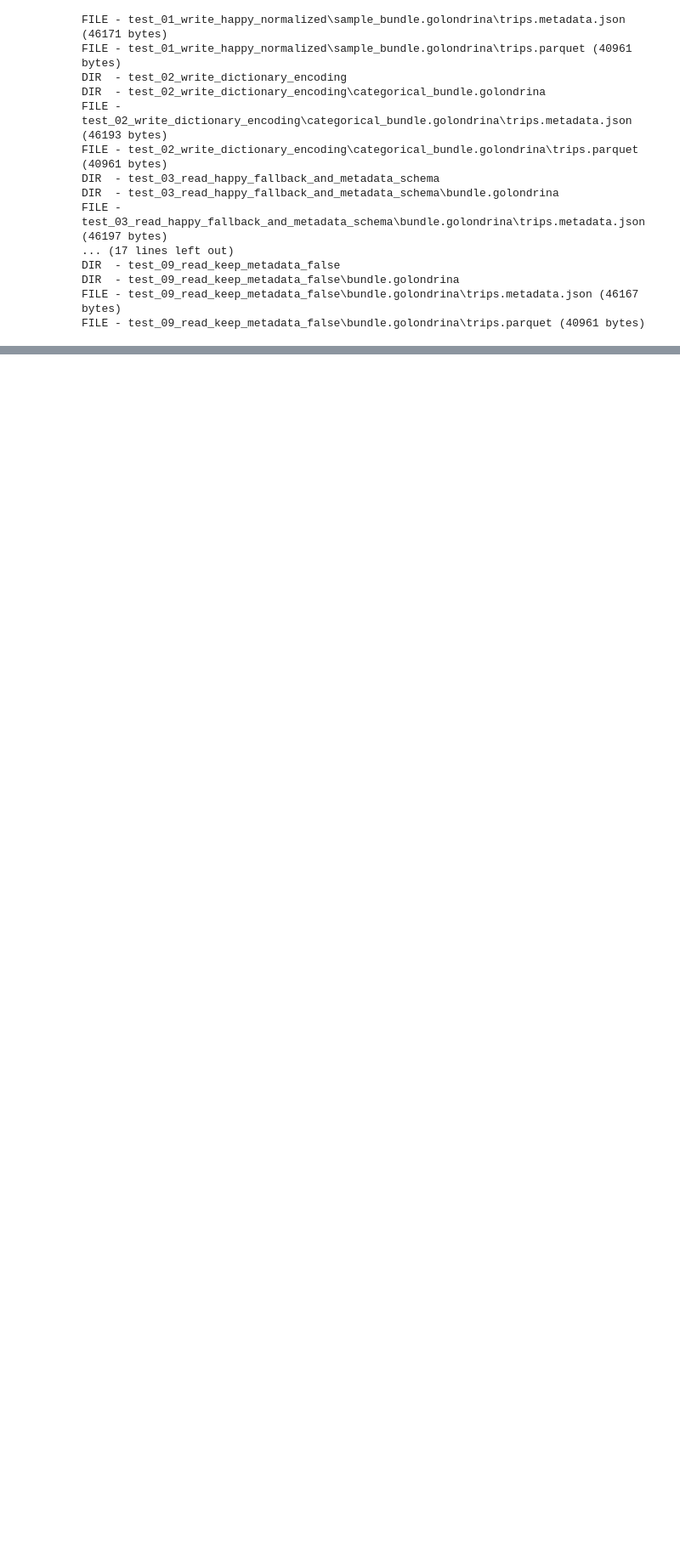
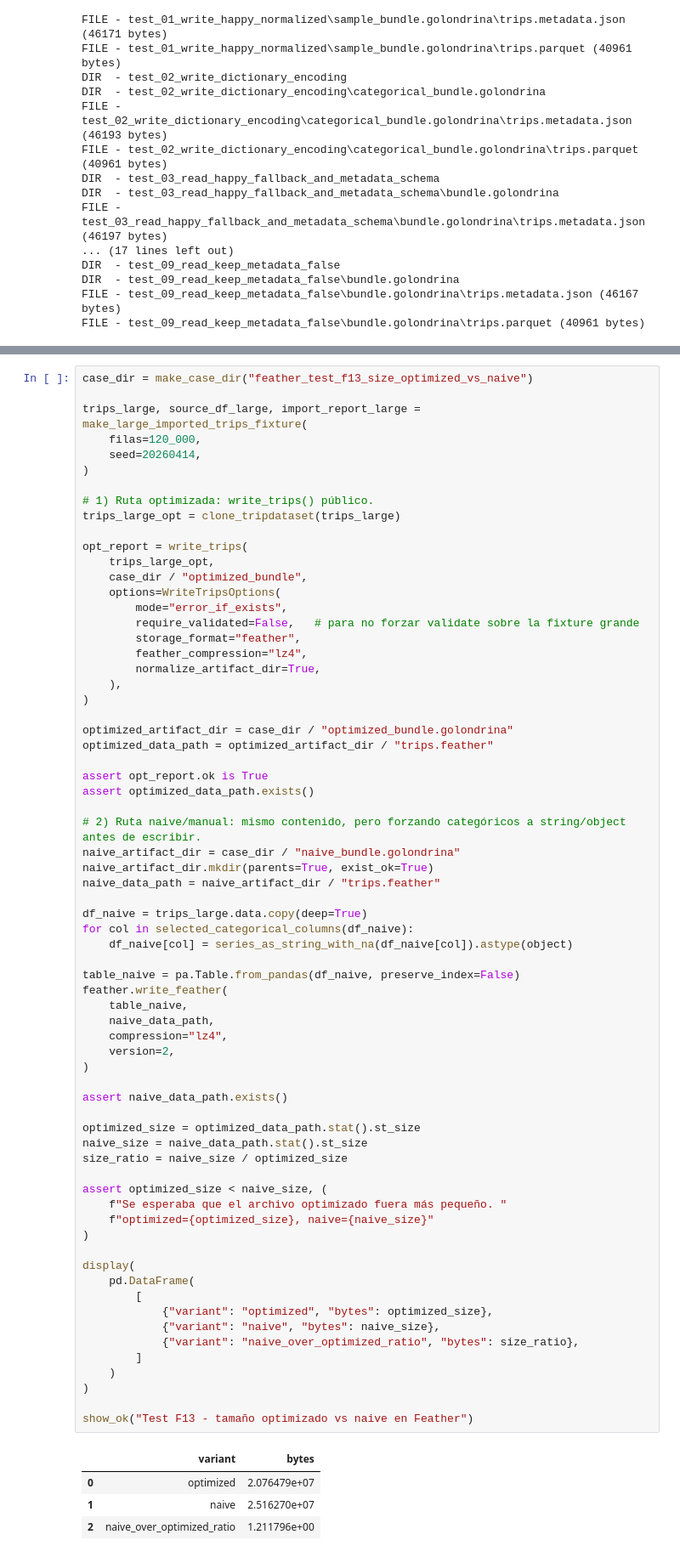
Before and after one commit to sebastianolmos/pylondrina, a Jupyter notebook: notebooks/testing/io_trips/integration_tests.ipynb, the cells around one changed output, grey strips where cells are left out. Shown at 85% size. Saved outputs shown, nothing was run; the diff lists cells and outputs as text; blank space fills up the shorter version.

Commit message:
Added integration tests for IO trips with the Feather backend that I had forgotten to upload

```diff
--- a/notebooks/testing/io_trips/integration_tests.ipynb
+++ b/notebooks/testing/io_trips/integration_tests.ipynb
@@ -941,0 +1771,73 @@ FILE - test_09_read_keep_metadata_false\bundle.golondrina\trips.parquet (40961 b
+# %%
+case_dir = make_case_dir("feather_test_f13_size_optimized_vs_naive")
+
+trips_large, source_df_large, import_report_large = make_large_imported_trips_fixture(
+    filas=120_000,
+    seed=20260414,
+)
+
+# 1) Ruta optimizada: write_trips() público.
+trips_large_opt = clone_tripdataset(trips_large)
+
+opt_report = write_trips(
+    trips_large_opt,
+    case_dir / "optimized_bundle",
+    options=WriteTripsOptions(
+        mode="error_if_exists",
+        require_validated=False,   # para no forzar validate sobre la fixture grande
+        storage_format="feather",
+        feather_compression="lz4",
+        normalize_artifact_dir=True,
+    ),
+)
+
+optimized_artifact_dir = case_dir / "optimized_bundle.golondrina"
+optimized_data_path = optimized_artifact_dir / "trips.feather"
+
+assert opt_report.ok is True
+assert optimized_data_path.exists()
+
+# 2) Ruta naive/manual: mismo contenido, pero forzando categóricos a string/object antes de escribir.
+naive_artifact_dir = case_dir / "naive_bundle.golondrina"
+naive_artifact_dir.mkdir(parents=True, exist_ok=True)
+naive_data_path = naive_artifact_dir / "trips.feather"
+
+df_naive = trips_large.data.copy(deep=True)
+for col in selected_categorical_columns(df_naive):
+    df_naive[col] = series_as_string_with_na(df_naive[col]).astype(object)
+
+table_naive = pa.Table.from_pandas(df_naive, preserve_index=False)
+feather.write_feather(
+    table_naive,
+    naive_data_path,
+    compression="lz4",
+    version=2,
+)
+
+assert naive_data_path.exists()
+
+optimized_size = optimized_data_path.stat().st_size
+naive_size = naive_data_path.stat().st_size
+size_ratio = naive_size / optimized_size
+
+assert optimized_size < naive_size, (
+    f"Se esperaba que el archivo optimizado fuera más pequeño. "
+    f"optimized={optimized_size}, naive={naive_size}"
+)
+
+display(
+    pd.DataFrame(
+        [
+            {"variant": "optimized", "bytes": optimized_size},
+            {"variant": "naive", "bytes": naive_size},
+            {"variant": "naive_over_optimized_ratio", "bytes": size_ratio},
+        ]
+    )
+)
+
+show_ok("Test F13 - tamaño optimizado vs naive en Feather")
+# %% [output]
+|  | variant | bytes |
+| 0 | optimized | 2.076479e+07 |
+| 1 | naive | 2.516270e+07 |
+| 2 | naive_over_optimized_ratio | 1.211796e+00 |
```
Also changed, not shown: parts of 31 cells of this notebook.
